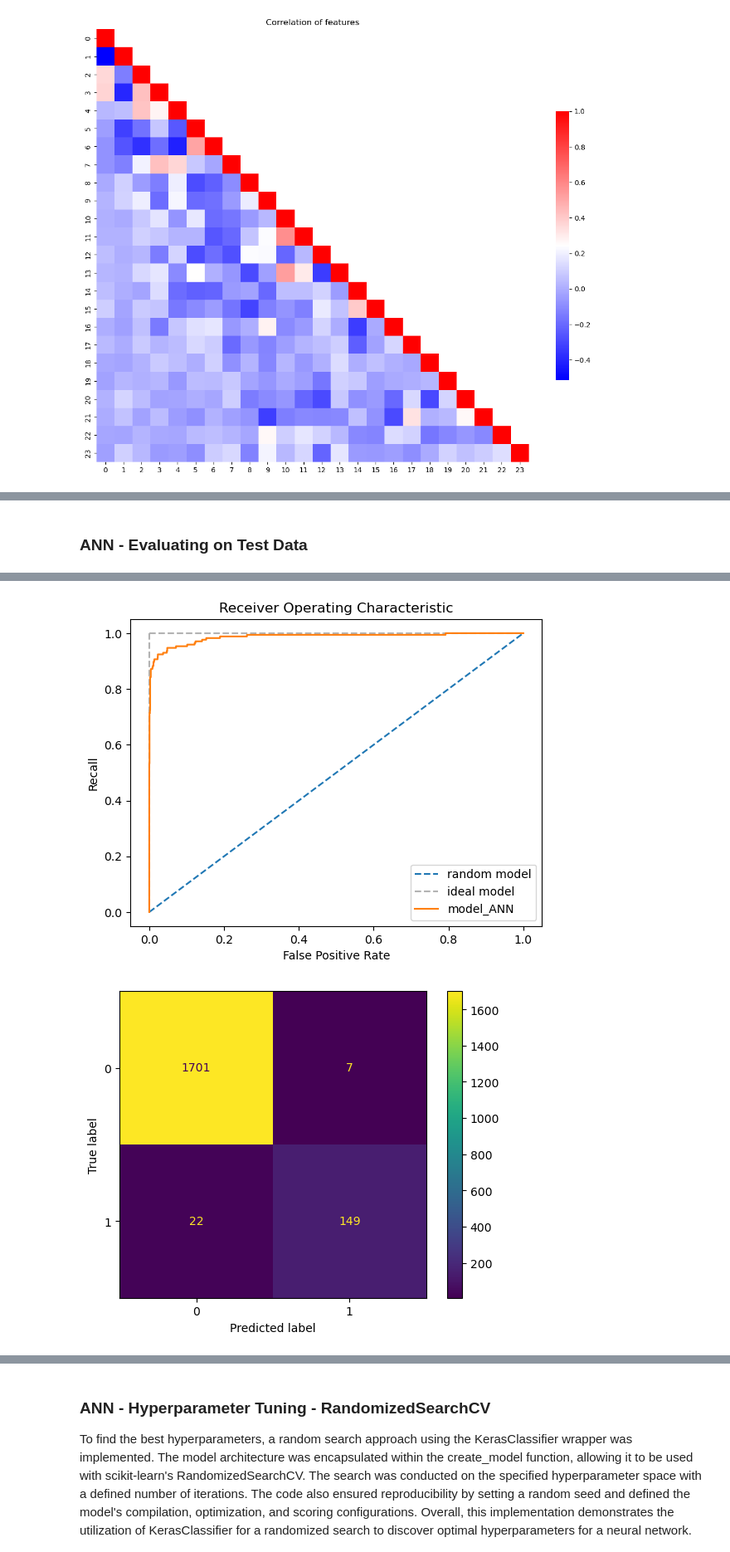
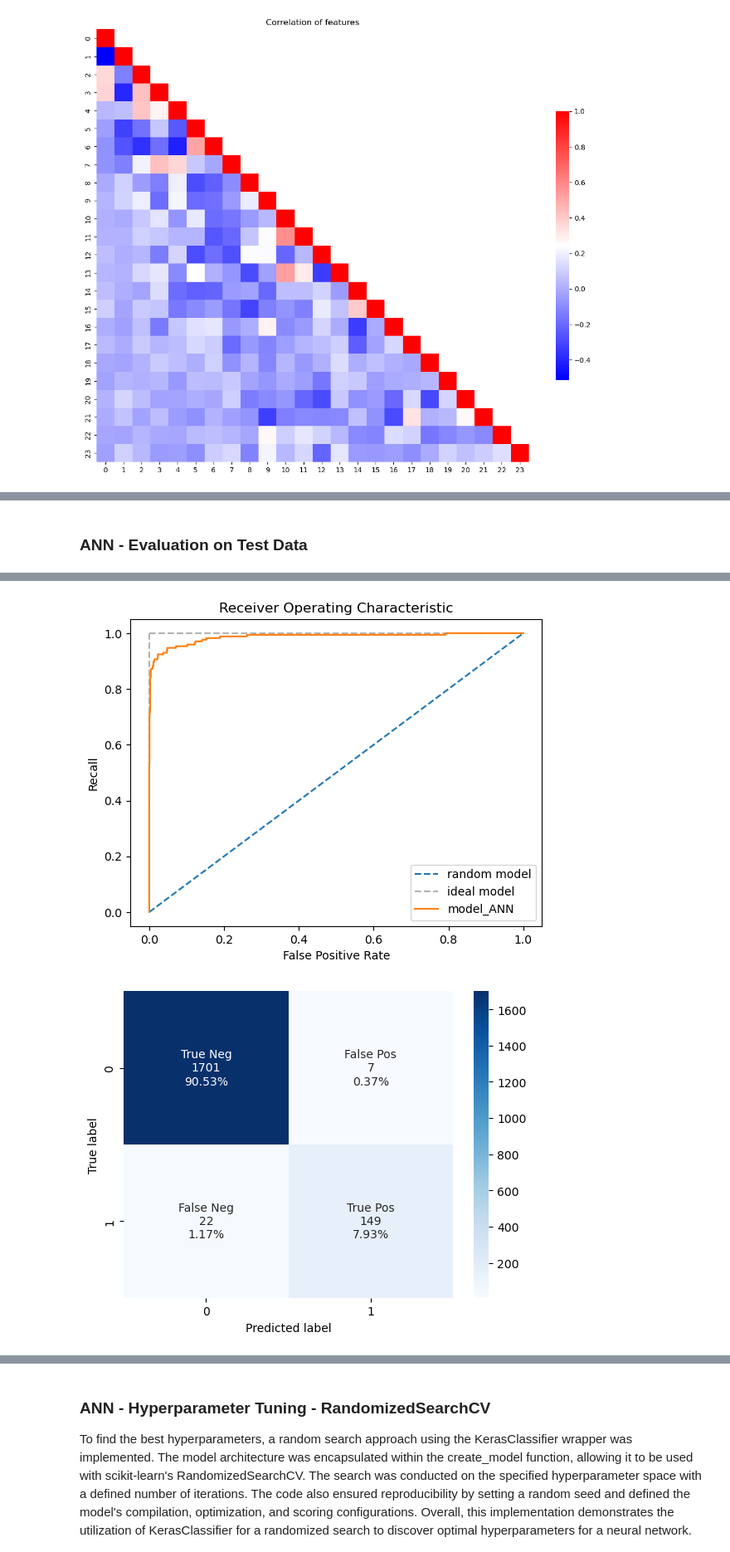
Before and after one commit to daistmarco/PredictingPulsarStar, a Jupyter notebook: PulsarStarClassification.ipynb, the cells around one changed output, grey strips where cells are left out. Shown at 83% size. Saved outputs shown, nothing was run; the diff lists cells and outputs as text; code cells hidden in the pictures.

```diff
--- a/PulsarStarClassification.ipynb
+++ b/PulsarStarClassification.ipynb
@@ -1253,7 +1367,7 @@ print(classification_report(y_true, y_pred, digits=4))
    macro avg     0.9615    0.9039    0.9303      1880
 weighted avg     0.9766    0.9771    0.9764      1880
 # %% [markdown]
-### ANN - Evaluating on Test Data
+### ANN - Evaluation on Test Data
 # %%
 # predict on test data and print results --------------------------------------------------------------
 y_pred = (model_ann.predict(X_test_scaled) > 0.5).astype('int8')
@@ -1288,8 +1402,25 @@ ax.set_xlabel('False Positive Rate')
 ax.set_ylabel('Recall')
 ax.legend()
 #--------------------------------------------------------------------
+# visualize the confusion matrix
 
-# display the confusion matrix
-cm_ann = confusion_matrix(y_true, y_pred)
-cm_ann_display = ConfusionMatrixDisplay(cm_ann).plot()
+# figure and axes intialisation
+fig, ax = plt.subplots()
+
+cm = confusion_matrix(y_true, y_pred)
+
+# Setting up values to add more information; labels, percentage, counts
+cm_names = ["True Neg", "False Pos", "False Neg", "True Pos"]
+cm_counts = ["{0:.0f}".format(value) for value in cm.flatten()]
+cm_percent = ["{0:.2%}".format(value) for value in cm.flatten()/np.sum(cm)]
+
+# Applying the labels and values
+labels = [f"{v1}\n{v2}\n{v3}" for v1, v2, v3 in zip(cm_names,cm_counts,cm_percent)]
+labels = np.asarray(labels).reshape(2,2)
+
+# Plotting the confusion matrix
+sns.heatmap(cm, annot=labels, cmap="Blues", fmt="")
+ax.set_xlabel("Predicted label")
+ax.set_ylabel("True label")
+plt.show()
 # %% [output]
@@ -1298,17 +1429,17 @@ cm_ann_display = ConfusionMatrixDisplay(cm_ann).plot()
 ------------------------------------------------------------
               precision    recall  f1-score   support
 
          0.0     0.9872    0.9959    0.9915      1708
          1.0     0.9551    0.8713    0.9113       171
 
     accuracy                         0.9846      1879
    macro avg     0.9712    0.9336    0.9514      1879
 weighted avg     0.9843    0.9846    0.9842      1879
 
 ROC_AUC_Score : 0.9862258104277086
 ------------------------------------------------------------
 [figure]
-[figure, old version]
+[figure, new version]
 # %%
 model_results.append(calculate_scores(y_true, y_pred, name='ANN_Poly_PCA'))
 
```
Also changed, not shown: parts of 33 cells of this notebook.
